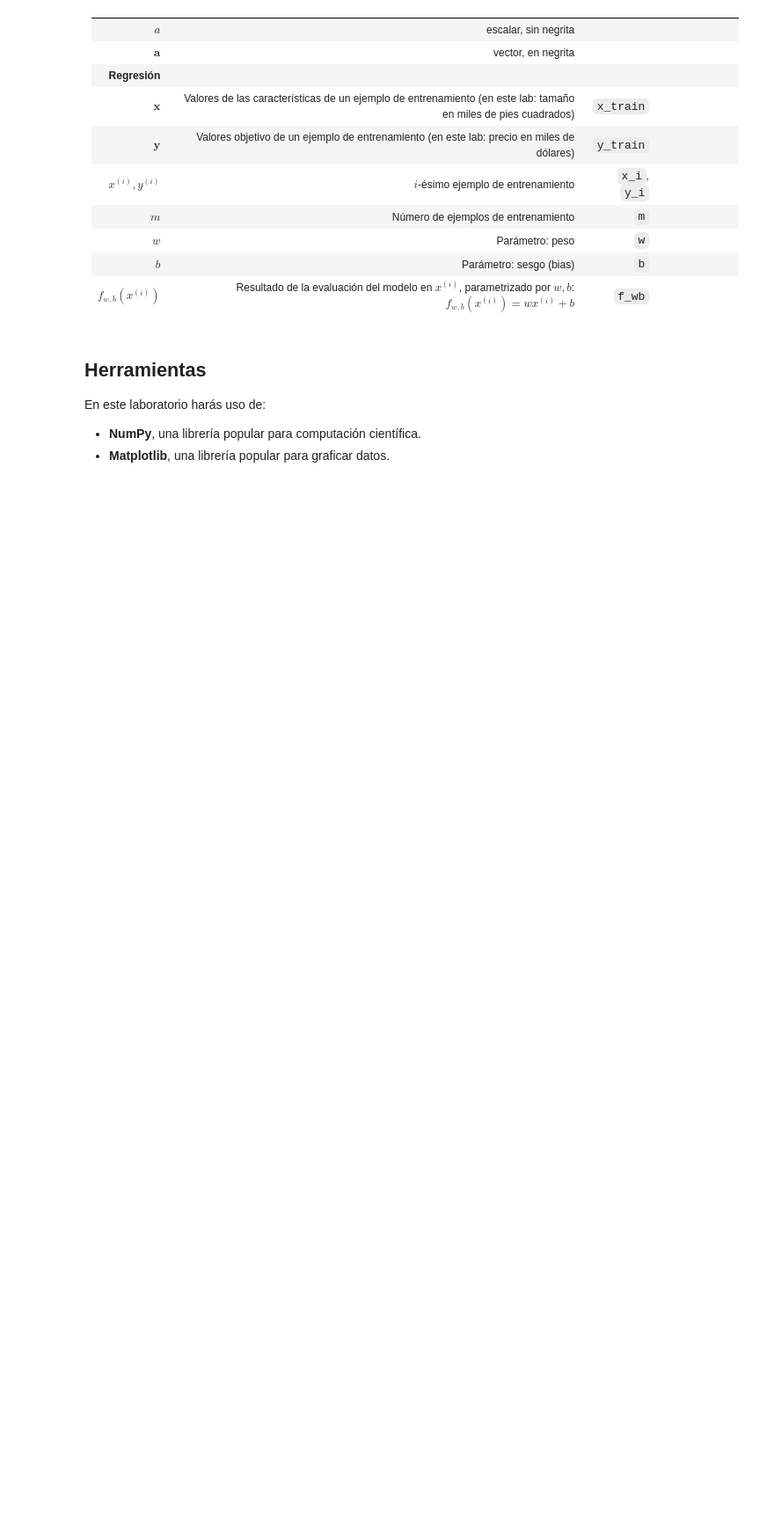
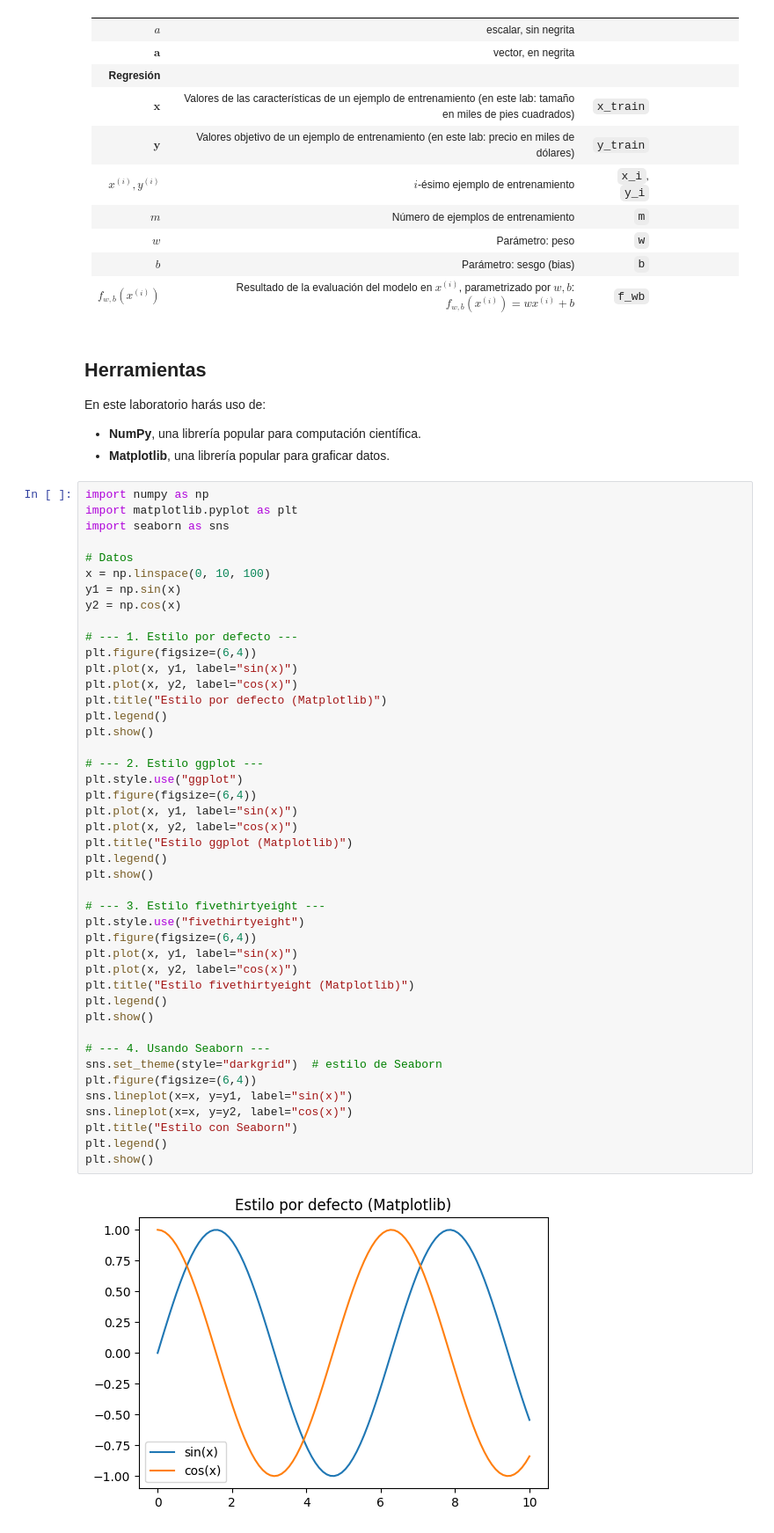
Before and after one commit to bustamantereinosabraulio/Machine-Learning, a Jupyter notebook: LabRegresionLineal09SEP25.ipynb, the cells around one changed output. Shown: that part at 88% size. Cells and saved outputs as stored; diff of their text form; blank space fills up the shorter version.

```diff
--- a/LabRegresionLineal09SEP25.ipynb
+++ b/LabRegresionLineal09SEP25.ipynb
@@ -65,3 +65,49 @@ En este laboratorio harás uso de:
 
 - **NumPy**, una librería popular para computación científica.
 - **Matplotlib**, una librería popular para graficar datos.
+# %%
+import numpy as np
+import matplotlib.pyplot as plt
+import seaborn as sns
+
+# Datos
+x = np.linspace(0, 10, 100)
+y1 = np.sin(x)
+y2 = np.cos(x)
+
+# --- 1. Estilo por defecto ---
+plt.figure(figsize=(6,4))
+plt.plot(x, y1, label="sin(x)")
+plt.plot(x, y2, label="cos(x)")
+plt.title("Estilo por defecto (Matplotlib)")
+plt.legend()
+plt.show()
+
+# --- 2. Estilo ggplot ---
+plt.style.use("ggplot")
+plt.figure(figsize=(6,4))
+plt.plot(x, y1, label="sin(x)")
+plt.plot(x, y2, label="cos(x)")
+plt.title("Estilo ggplot (Matplotlib)")
+plt.legend()
+plt.show()
+
+# --- 3. Estilo fivethirtyeight ---
+plt.style.use("fivethirtyeight")
+plt.figure(figsize=(6,4))
+plt.plot(x, y1, label="sin(x)")
+plt.plot(x, y2, label="cos(x)")
+plt.title("Estilo fivethirtyeight (Matplotlib)")
+plt.legend()
+plt.show()
+
+# --- 4. Usando Seaborn ---
+sns.set_theme(style="darkgrid")  # estilo de Seaborn
+plt.figure(figsize=(6,4))
+sns.lineplot(x=x, y=y1, label="sin(x)")
+sns.lineplot(x=x, y=y2, label="cos(x)")
+plt.title("Estilo con Seaborn")
+plt.legend()
+plt.show()
+# %% [output]
+[figure, added]
```
Also changed, not shown: parts of 1 cell of this notebook.
